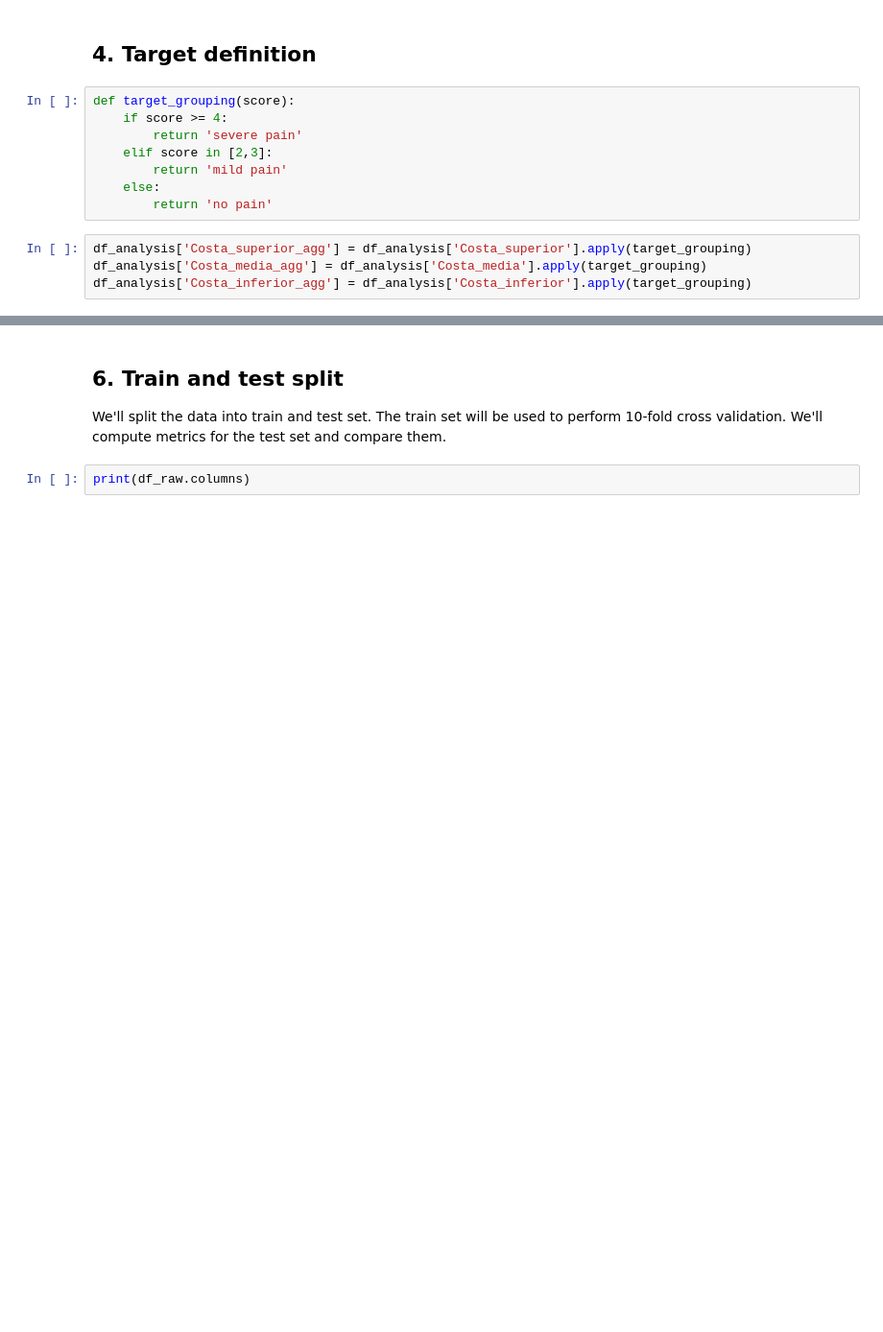
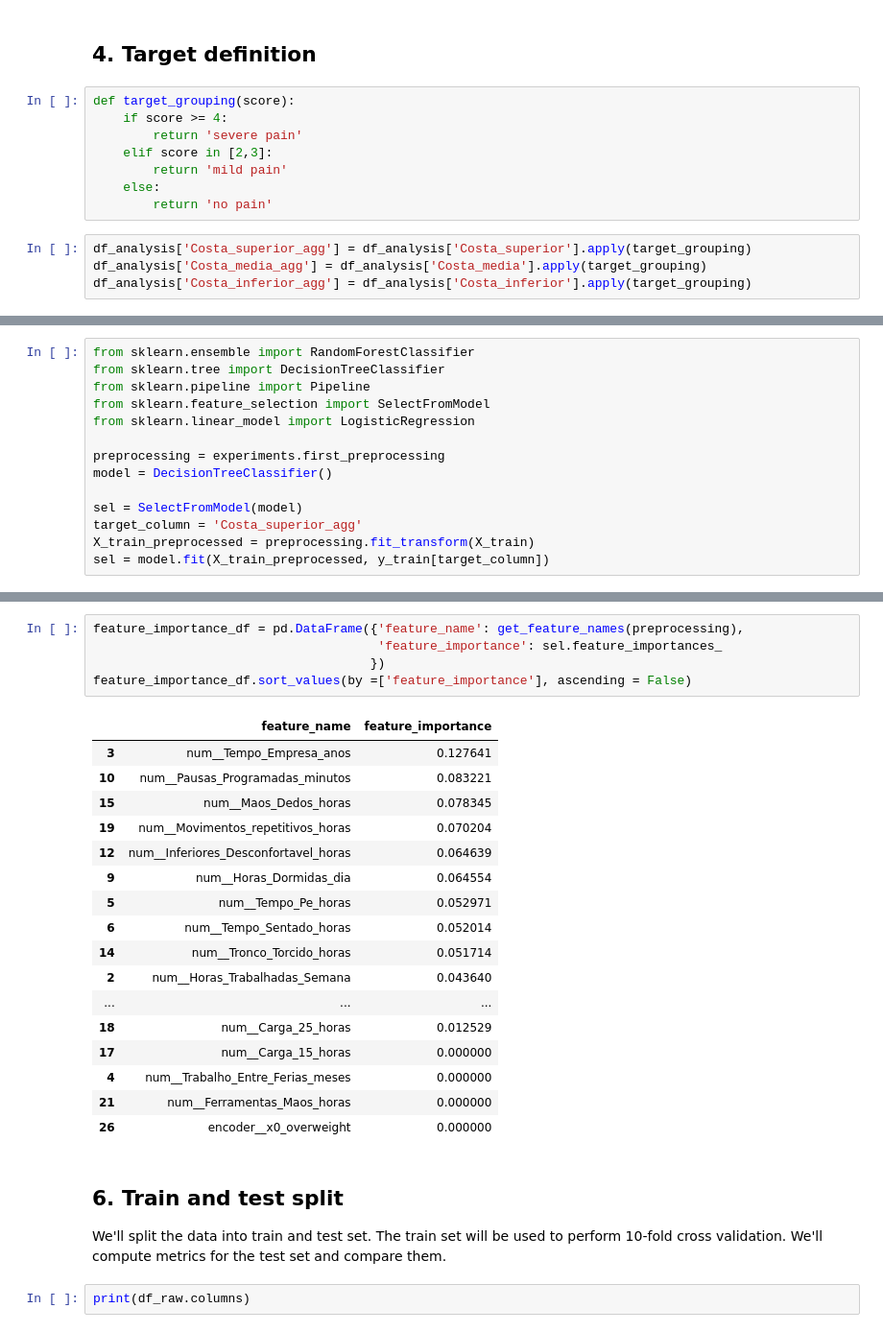
Before and after one commit to victorsanunes/machine-learning-final-project, a Jupyter notebook: notebooks/modeling-v0.ipynb, the cells around one changed output, grey strips where cells are left out. Shown at 96% size. Saved outputs shown, nothing was run; the diff lists cells and outputs as text; blank space fills up the shorter version.

Commit message:
Added feature selection method

```diff
--- a/notebooks/modeling-v0.ipynb
+++ b/notebooks/modeling-v0.ipynb
@@ -68,0 +71,14 @@ We'll fit a Random Forest model and will use its feature importance values to se
+# %%
+from sklearn.ensemble import RandomForestClassifier
+from sklearn.tree import DecisionTreeClassifier
+from sklearn.pipeline import Pipeline
+from sklearn.feature_selection import SelectFromModel
+from sklearn.linear_model import LogisticRegression
+
+preprocessing = experiments.first_preprocessing
+model = DecisionTreeClassifier()
+
+sel = SelectFromModel(model)
+target_column = 'Costa_superior_agg'
+X_train_preprocessed = preprocessing.fit_transform(X_train)
+sel = model.fit(X_train_preprocessed, y_train[target_column])
@@ -69,3 +153,26 @@ We'll fit a Random Forest model and will use its feature importance values to se
+# %%
+feature_importance_df = pd.DataFrame({'feature_name': get_feature_names(preprocessing),
+                                      'feature_importance': sel.feature_importances_
+                                     })
+feature_importance_df.sort_values(by =['feature_importance'], ascending = False)
+# %% [output]
+|  | feature_name | feature_importance |
+| 3 | num__Tempo_Empresa_anos | 0.127641 |
+| 10 | num__Pausas_Programadas_minutos | 0.083221 |
+| 15 | num__Maos_Dedos_horas | 0.078345 |
+| 19 | num__Movimentos_repetitivos_horas | 0.070204 |
+| 12 | num__Inferiores_Desconfortavel_horas | 0.064639 |
+| 9 | num__Horas_Dormidas_dia | 0.064554 |
+| 5 | num__Tempo_Pe_horas | 0.052971 |
+| 6 | num__Tempo_Sentado_horas | 0.052014 |
+| 14 | num__Tronco_Torcido_horas | 0.051714 |
+| 2 | num__Horas_Trabalhadas_Semana | 0.043640 |
+| ... | ... | ... |
+| 18 | num__Carga_25_horas | 0.012529 |
+| 17 | num__Carga_15_horas | 0.000000 |
+| 4 | num__Trabalho_Entre_Ferias_meses | 0.000000 |
+| 21 | num__Ferramentas_Maos_horas | 0.000000 |
+| 26 | encoder__x0_overweight | 0.000000 |
 # %% [markdown]
 ## 6. Train and test split
 We'll split the data into train and test set. The train set will be used to perform 10-fold cross validation. We'll compute metrics for the test set and compare them.
```
Also changed, not shown: parts of 6 cells of this notebook.
